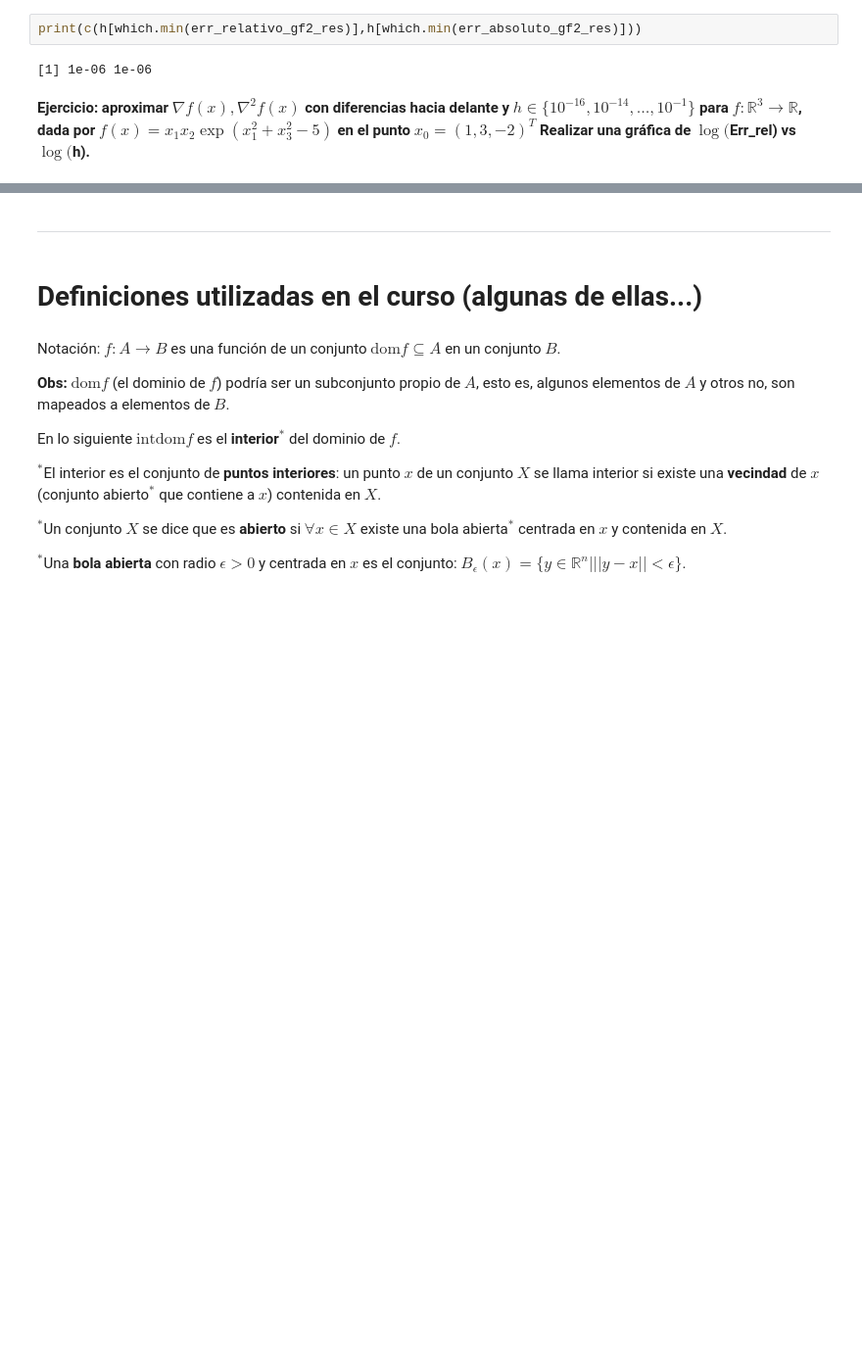
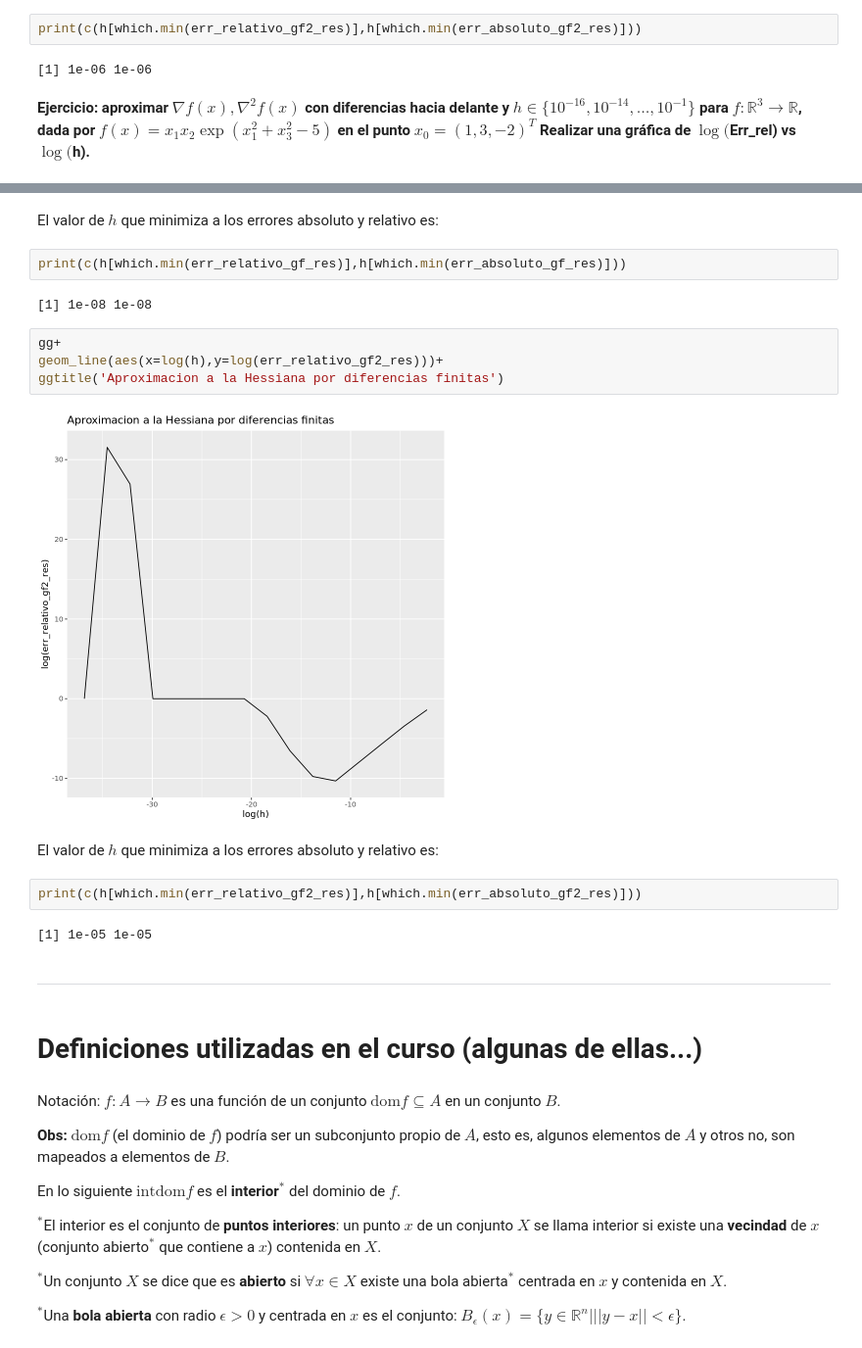
Before and after one commit to mno-2020-gh-classroom/ejercicios-de-dif-e-int-numerica-gzarazua, a Jupyter notebook: 1.4.Polinomios_de_Taylor_y_diferenciacion_numerica.ipynb, the cells around one changed output, grey strips where cells are left out. Shown at 98% size. Saved outputs shown, nothing was run; the diff lists cells and outputs as text; blank space fills up the shorter version.

```diff
--- a/1.4.Polinomios_de_Taylor_y_diferenciacion_numerica.ipynb
+++ b/1.4.Polinomios_de_Taylor_y_diferenciacion_numerica.ipynb
@@ -559,3 +749,21 @@ print(c(h[which.min(err_relativo_gf2_res)],h[which.min(err_absoluto_gf2_res)]))
+# %% [markdown]
+El valor de $h$ que minimiza a los errores absoluto y relativo es:
+# %%
+print(c(h[which.min(err_relativo_gf_res)],h[which.min(err_absoluto_gf_res)]))
+# %% [output]
+[1] 1e-08 1e-08
+# %%
+gg+
+geom_line(aes(x=log(h),y=log(err_relativo_gf2_res)))+
+ggtitle('Aproximacion a la Hessiana por diferencias finitas')
+# %% [output]
+[figure, added]
+# %% [markdown]
+El valor de $h$ que minimiza a los errores absoluto y relativo es:
+# %%
+print(c(h[which.min(err_relativo_gf2_res)],h[which.min(err_absoluto_gf2_res)]))
+# %% [output]
+[1] 1e-05 1e-05
 # %% [markdown]
 ---
 # %% [markdown]
```
Also changed, not shown: parts of 21 cells of this notebook.
